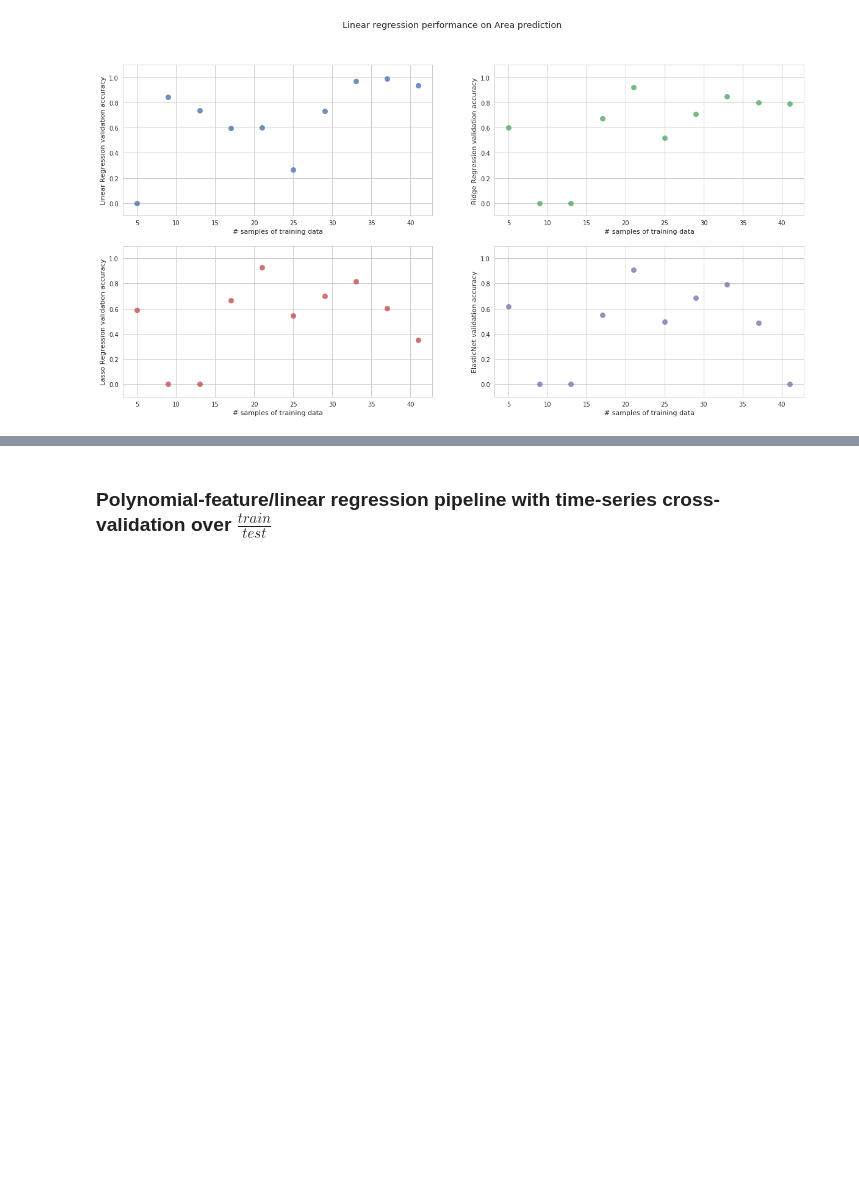
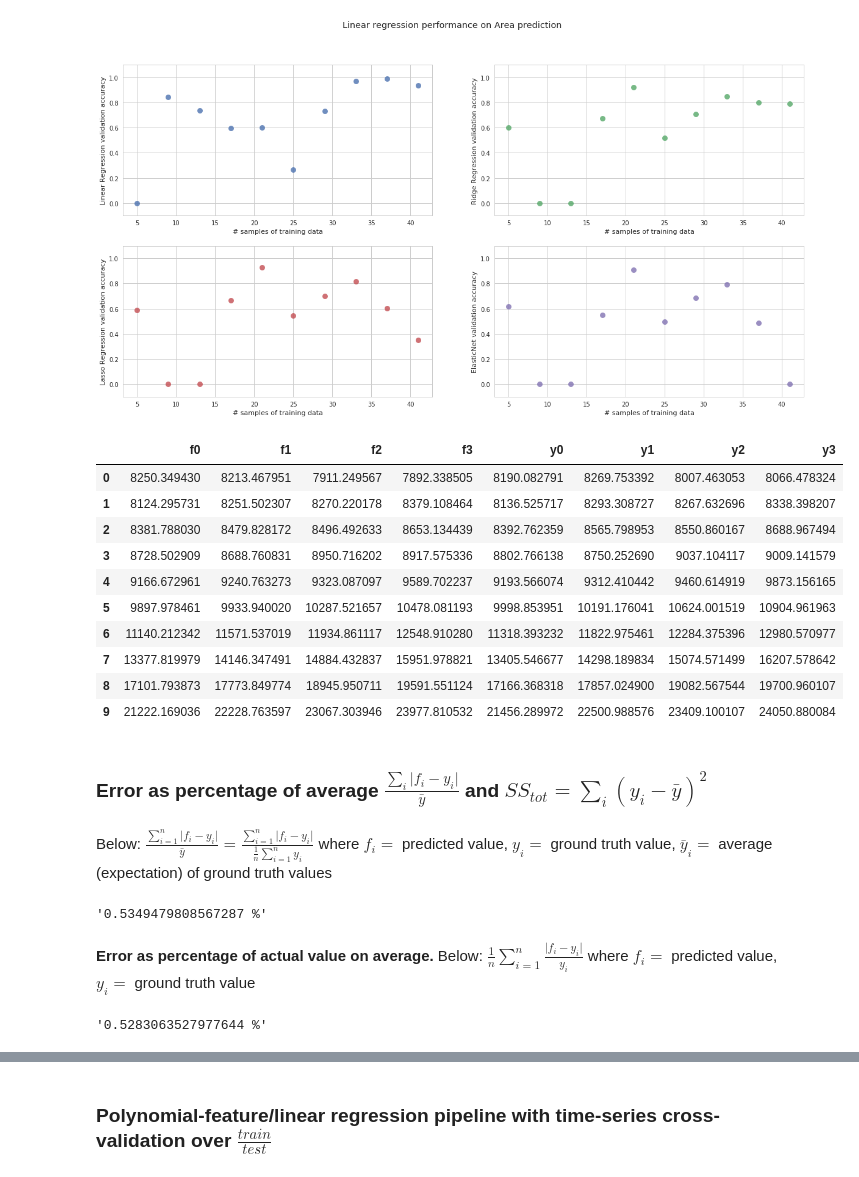
Before and after one commit to Columbia-Creative-Machines-Lab/muscle-prediction, a Jupyter notebook: parametric-analysis.ipynb, the cells around one changed output, grey strips where cells are left out. Drawn from its saved outputs; the diff is of its cells as text; code cells hidden in the pictures; blank space fills up the shorter version.

```diff
--- a/parametric-analysis.ipynb
+++ b/parametric-analysis.ipynb
@@ -114,12 +114,20 @@ X = sample[cols]
 y = sample['Area']
 # %%
 scores = [[], [], [], []]
-for train_index, test_index in tscv.split(X):
+preds = np.ndarray(shape=(n_splits, 8))
+for j, (train_index, test_index) in enumerate(tscv.split(X)):
     # Train-test split for time-series (non-iid) data
     X_train, X_test, y_train, y_test = X.iloc[train_index, :], X.iloc[test_index], y.iloc[train_index], y.iloc[test_index]
     for i, clf in enumerate(clfs):
         clf.fit(X_train, y_train)
+
+        if i==0: # Scoring for Hod
+            print(y_test)
+            preds[j, 0:4] = clf.predict(X_test)
+            preds[j, 4:8] = y_test
+
         score = clf.score(X_test, y_test)
         scores[i].append(max(0, score))
+preds = pd.DataFrame(preds, columns=['f0', 'f1', 'f2', 'f3', 'y0', 'y1', 'y2', 'y3'])
 scores = pd.DataFrame(scores).T
 scores.columns = ['Linear Regression', 'Ridge Regression', 'Lasso Regression', 'ElasticNet']
@@ -138,2 +164,34 @@ fig.savefig('images/linear-performance.png')
 # %% [output]
 [figure]
+# %%
+preds
+# %% [output]
+|  | f0 | f1 | f2 | f3 | y0 | y1 | y2 | y3 |
+| 0 | 8250.349430 | 8213.467951 | 7911.249567 | 7892.338505 | 8190.082791 | 8269.753392 | 8007.463053 | 8066.478324 |
+| 1 | 8124.295731 | 8251.502307 | 8270.220178 | 8379.108464 | 8136.525717 | 8293.308727 | 8267.632696 | 8338.398207 |
+| 2 | 8381.788030 | 8479.828172 | 8496.492633 | 8653.134439 | 8392.762359 | 8565.798953 | 8550.860167 | 8688.967494 |
+| 3 | 8728.502909 | 8688.760831 | 8950.716202 | 8917.575336 | 8802.766138 | 8750.252690 | 9037.104117 | 9009.141579 |
+| 4 | 9166.672961 | 9240.763273 | 9323.087097 | 9589.702237 | 9193.566074 | 9312.410442 | 9460.614919 | 9873.156165 |
+| 5 | 9897.978461 | 9933.940020 | 10287.521657 | 10478.081193 | 9998.853951 | 10191.176041 | 10624.001519 | 10904.961963 |
+| 6 | 11140.212342 | 11571.537019 | 11934.861117 | 12548.910280 | 11318.393232 | 11822.975461 | 12284.375396 | 12980.570977 |
+| 7 | 13377.819979 | 14146.347491 | 14884.432837 | 15951.978821 | 13405.546677 | 14298.189834 | 15074.571499 | 16207.578642 |
+| 8 | 17101.793873 | 17773.849774 | 18945.950711 | 19591.551124 | 17166.368318 | 17857.024900 | 19082.567544 | 19700.960107 |
+| 9 | 21222.169036 | 22228.763597 | 23067.303946 | 23977.810532 | 21456.289972 | 22500.988576 | 23409.100107 | 24050.880084 |
+# %% [markdown]
+### Error as percentage of average $ \frac{\sum_i\vert f_i - y_i \vert}{\bar y} $ and $ SS_{tot}=\sum_i (y_i - \bar y)^2 $
+# %% [markdown]
+Below: $ \frac{\sum_{i=1}^n \vert f_i - y_i \vert}{\bar y} = \frac{\sum_{i=1}^n \vert f_i - y_i \vert}{ \frac{1}{n} \sum_{i=1}^n y_i } $ where $ f_i = $ predicted value, $ y_i = $ ground truth value, $ \bar y_i = $ average (expectation) of ground truth values
+# %%
+fi_yi = pd.Series((preds.iloc[8, 0:4].values) - (preds.iloc[8, 4:8].values)).abs().mean()
+y_bar = preds.iloc[8].mean()
+str(fi_yi/y_bar * 100) + ' %'
+# %% [output]
+'0.5349479808567287 %'
+# %% [markdown]
+__Error as percentage of actual value on average.__ Below: $ \frac{1}{n} \sum_{i=1}^n \frac{\vert f_i-y_i \vert}{y_i} $ where $ f_i = $ predicted value, $ y_i = $ ground truth value
+# %%
+fi_yi = np.absolute((preds.iloc[8, 0:4].values) - (preds.iloc[8, 4:8].values))
+d_fi_yi = fi_yi / preds.iloc[8, 4:8].values
+str(np.sum(d_fi_yi) * 100 / 4) + ' %'
+# %% [output]
+'0.5283063527977644 %'
```
Also changed, not shown: parts of 5 cells of this notebook.
